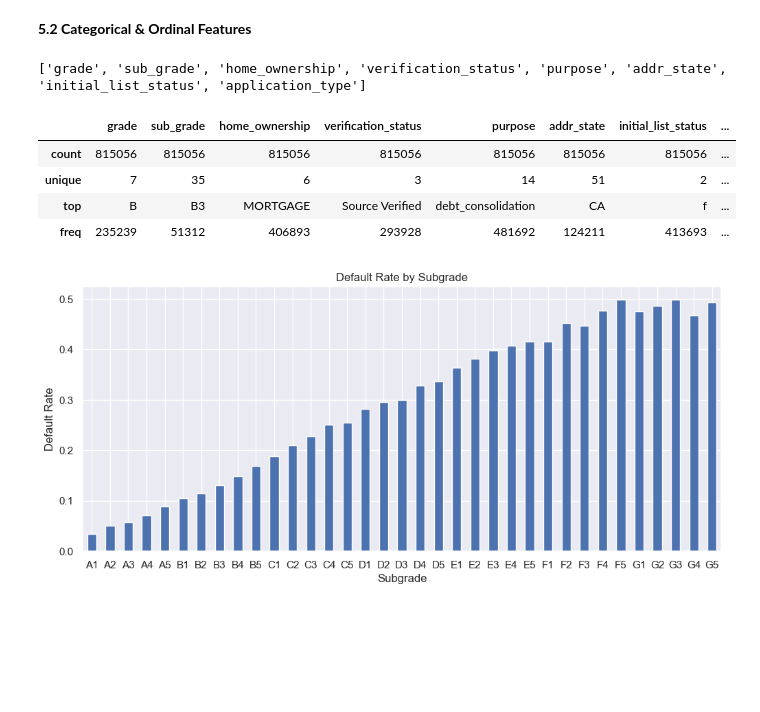
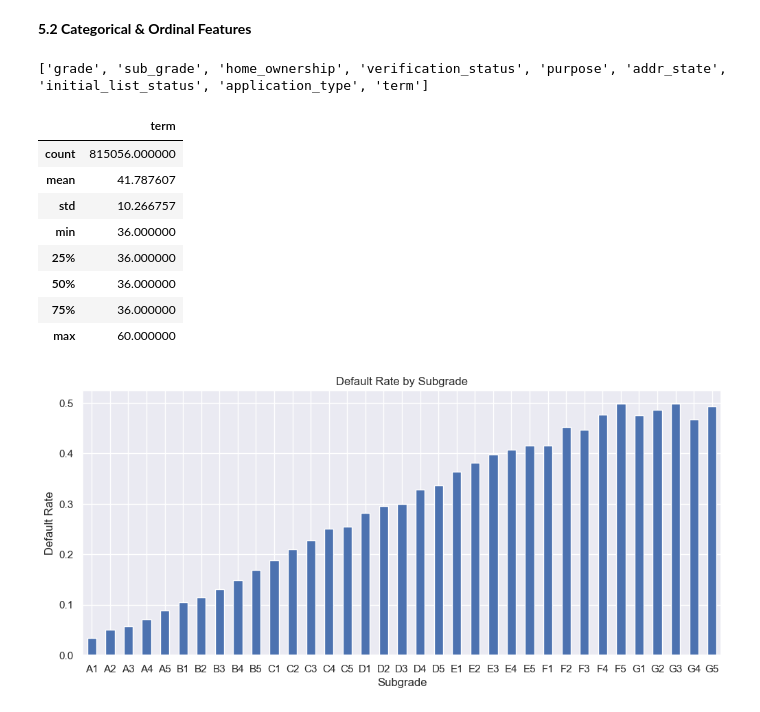
Before and after one commit to yxing12/data1030-load-default-prob, a Jupyter notebook: loan_default_prob.ipynb, the cells around one changed output. Cells and saved outputs as stored; diff of their text form; code cells hidden in the pictures; blank space fills up the shorter version.

```diff
--- a/loan_default_prob.ipynb
+++ b/loan_default_prob.ipynb
@@ -528,15 +534,20 @@ Number of duplicated rows:  0
 **5.2 Categorical & Ordinal Features**
 # %%
 categorical_cols = df.columns[df.dtypes==object].tolist()
+categorical_cols.append('term')
 print(categorical_cols)
 df[categorical_cols].describe()
 # %% [output]
-['grade', 'sub_grade', 'home_ownership', 'verification_status', 'purpose', 'addr_state', 'initial_list_status', 'application_type']
+['grade', 'sub_grade', 'home_ownership', 'verification_status', 'purpose', 'addr_state', 'initial_list_status', 'application_type', 'term']
-|  | grade | sub_grade | home_ownership | verification_status | purpose | addr_state | initial_list_status | ... |
-| count | 815056 | 815056 | 815056 | 815056 | 815056 | 815056 | 815056 | ... |
-| unique | 7 | 35 | 6 | 3 | 14 | 51 | 2 | ... |
-| top | B | B3 | MORTGAGE | Source Verified | debt_consolidation | CA | f | ... |
-| freq | 235239 | 51312 | 406893 | 293928 | 481692 | 124211 | 413693 | ... |
+|  | term |
+| count | 815056.000000 |
+| mean | 41.787607 |
+| std | 10.266757 |
+| min | 36.000000 |
+| 25% | 36.000000 |
+| 50% | 36.000000 |
+| 75% | 36.000000 |
+| max | 60.000000 |
 # %%
 # subgrade
 
```
Also changed, not shown: parts of 13 cells of this notebook.
